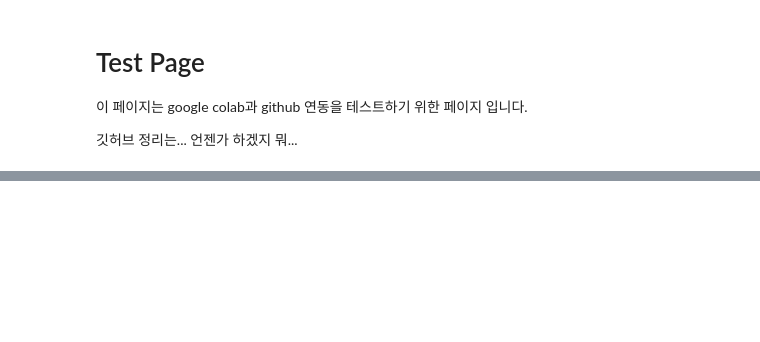
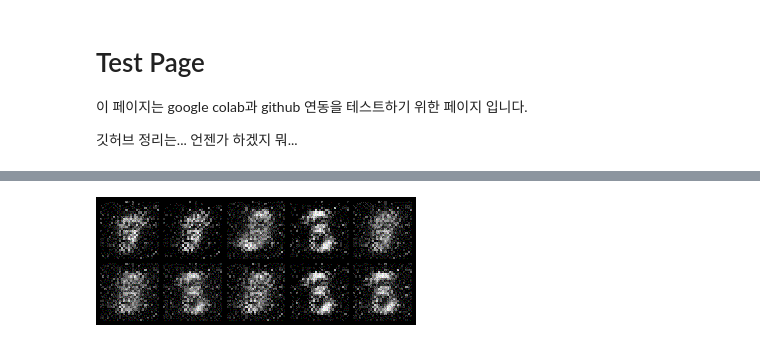
Before and after one commit to choiking10/ML-tutorial, a Jupyter notebook: mnist_GAN.ipynb, the cells around one changed output, grey strips where cells are left out. Drawn from its saved outputs; the diff is of its cells as text; code cells hidden in the pictures; blank space fills up the shorter version.

```diff
--- a/mnist_GAN.ipynb
+++ b/mnist_GAN.ipynb
@@ -177,0 +189,22 @@ Epoch [199/200], Step [600/600],d_loss: 0.79935122, g_loss: 1.61776268, D(x): 0.
+# %%
+import glob
+from PIL import Image
+# filepaths
+fp_in = "samples/*.png"
+fp_out = "result.gif"
+stop_while = 5
+# https://pillow.readthedocs.io/en/stable/handbook/image-file-formats.html#gif
+sorted_images = sorted(glob.glob(fp_in))
+
+for i in range(5):
+  sorted_images.append(sorted_images[-1])
+
+img, *imgs = [Image.open(f).resize((320, 128), Image.NEAREST) for f in (sorted_images)]
+img.save(fp=fp_out, format='GIF', append_images=imgs,
+         save_all=True, duration=500, loop=0)
+
+from IPython.display import Image, display
+with open(fp_out,'rb') as f:
+    display(Image(data=f.read(), format='png'))
+# %% [output]
+[figure, added]
```
Also changed, not shown: parts of 1 cell of this notebook.
